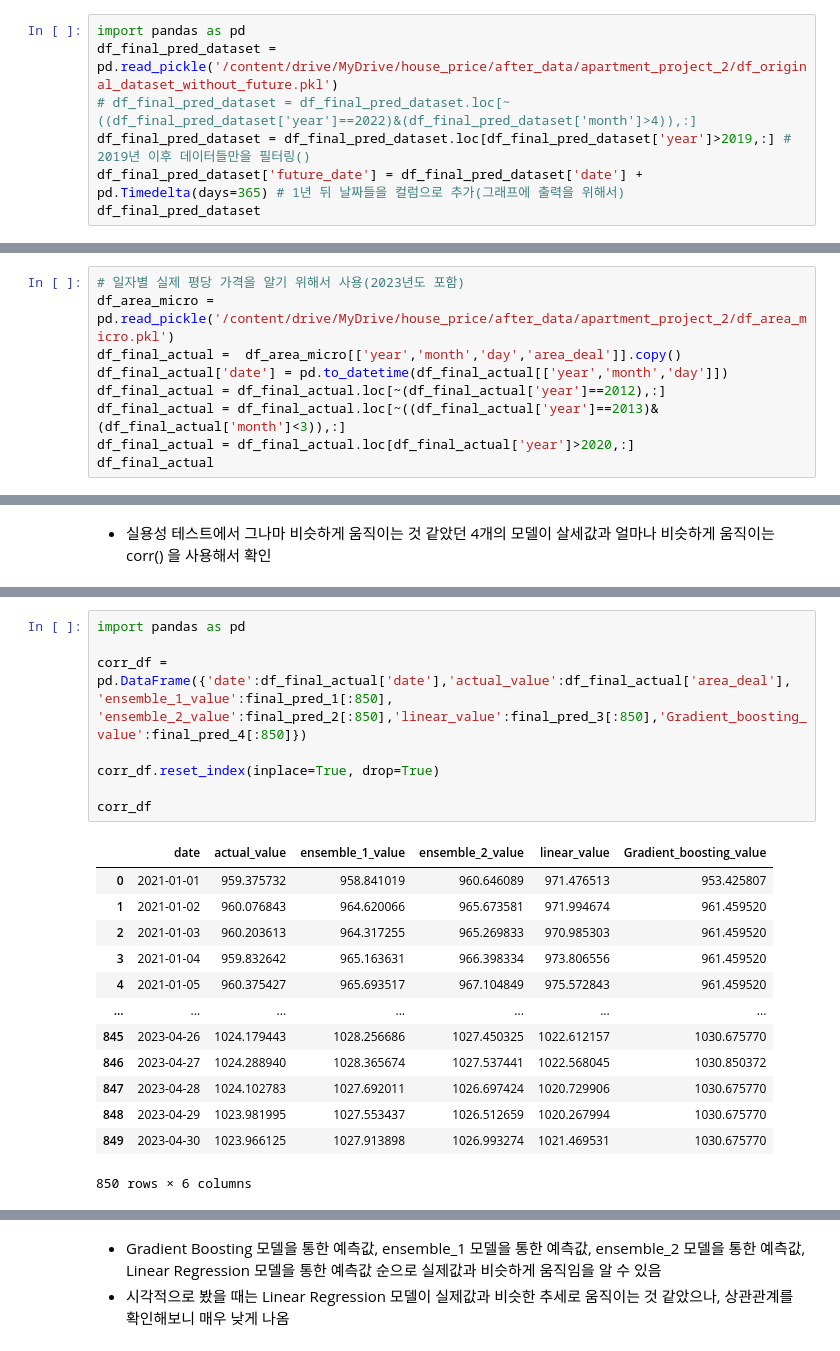
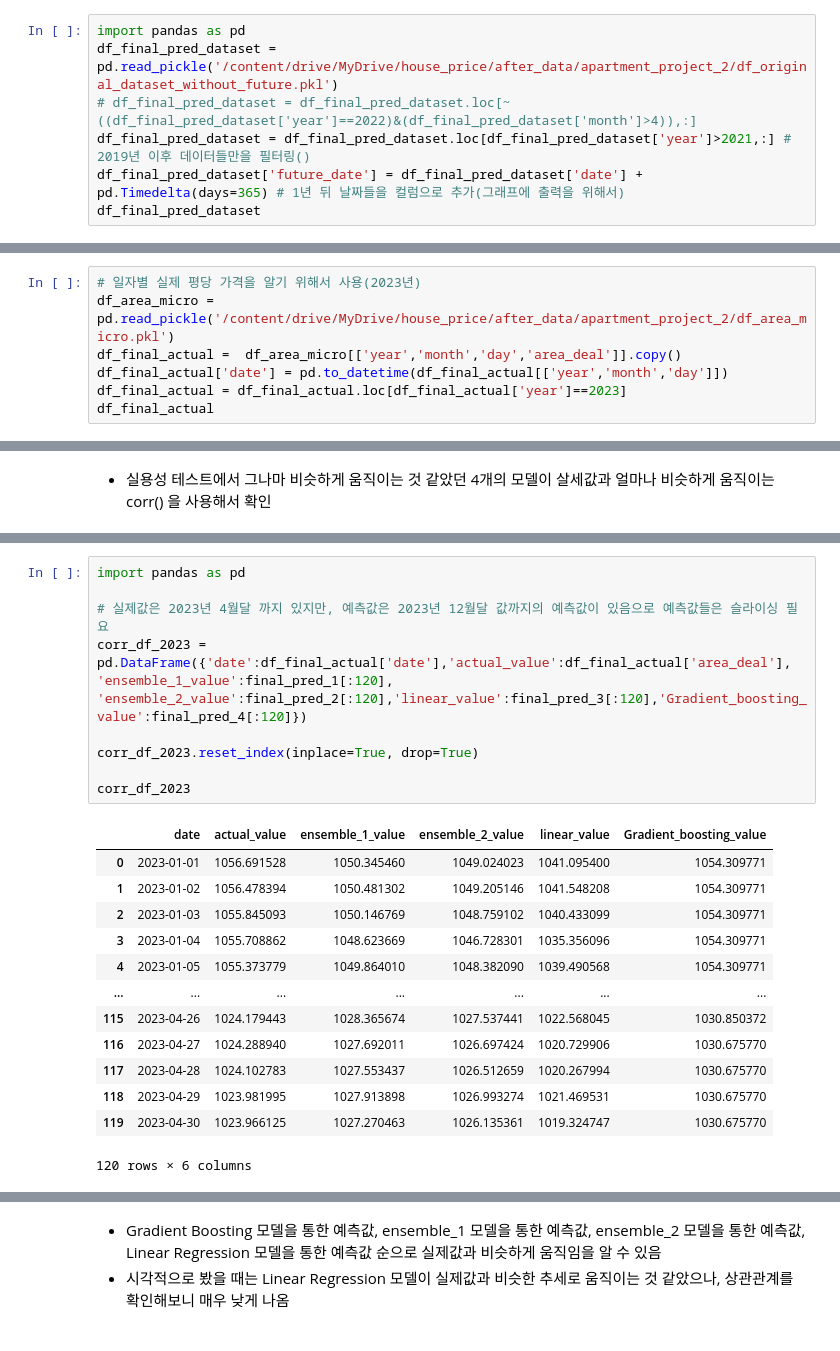
Before and after one commit to Ryong1998/house_price, a Jupyter notebook: apartment_project_2.ipynb, the cells around one changed output, grey strips where cells are left out. Saved outputs shown, nothing was run; the diff lists cells and outputs as text.

```diff
--- a/apartment_project_2.ipynb
+++ b/apartment_project_2.ipynb
@@ -2092,7 +2278,7 @@ Root Mean Squared Error: 0.8239300241628716
 import pandas as pd
 df_final_pred_dataset = pd.read_pickle('/content/drive/MyDrive/house_price/after_data/apartment_project_2/df_original_dataset_without_future.pkl')
 # df_final_pred_dataset = df_final_pred_dataset.loc[~((df_final_pred_dataset['year']==2022)&(df_final_pred_dataset['month']>4)),:]
-df_final_pred_dataset = df_final_pred_dataset.loc[df_final_pred_dataset['year']>2019,:] # 2019년 이후 데이터들만을 필터링()
+df_final_pred_dataset = df_final_pred_dataset.loc[df_final_pred_dataset['year']>2021,:] # 2019년 이후 데이터들만을 필터링()
 df_final_pred_dataset['future_date'] = df_final_pred_dataset['date'] + pd.Timedelta(days=365) # 1년 뒤 날짜들을 컬럼으로 추가(그래프에 출력을 위해서)
 df_final_pred_dataset
 # %% [output]
@@ -2112,11 +2298,9 @@ df_final_pred_dataset
 # %%
-# 일자별 실제 평당 가격을 알기 위해서 사용(2023년도 포함)
+# 일자별 실제 평당 가격을 알기 위해서 사용(2023년)
 df_area_micro = pd.read_pickle('/content/drive/MyDrive/house_price/after_data/apartment_project_2/df_area_micro.pkl')
 df_final_actual =  df_area_micro[['year','month','day','area_deal']].copy()
 df_final_actual['date'] = pd.to_datetime(df_final_actual[['year','month','day']])
-df_final_actual = df_final_actual.loc[~(df_final_actual['year']==2012),:]
-df_final_actual = df_final_actual.loc[~((df_final_actual['year']==2013)&(df_final_actual['month']<3)),:]
-df_final_actual = df_final_actual.loc[df_final_actual['year']>2020,:]
+df_final_actual = df_final_actual.loc[df_final_actual['year']==2023]
 df_final_actual
 # %% [output]
 |  | year | month | day | area_deal | date |
@@ -2617,22 +2819,23 @@ fig.show()
 # %%
 import pandas as pd
 
-corr_df = pd.DataFrame({'date':df_final_actual['date'],'actual_value':df_final_actual['area_deal'], 'ensemble_1_value':final_pred_1[:850], 'ensemble_2_value':final_pred_2[:850],'linear_value':final_pred_3[:850],'Gradient_boosting_value':final_pred_4[:850]})
+# 실제값은 2023년 4월달 까지 있지만, 예측값은 2023년 12월달 값까지의 예측값이 있음으로 예측값들은 슬라이싱 필요
+corr_df_2023 = pd.DataFrame({'date':df_final_actual['date'],'actual_value':df_final_actual['area_deal'], 'ensemble_1_value':final_pred_1[:120], 'ensemble_2_value':final_pred_2[:120],'linear_value':final_pred_3[:120],'Gradient_boosting_value':final_pred_4[:120]})
 
-corr_df.reset_index(inplace=True, drop=True)
+corr_df_2023.reset_index(inplace=True, drop=True)
 
-corr_df
+corr_df_2023
 # %% [output]
 |  | date | actual_value | ensemble_1_value | ensemble_2_value | linear_value | Gradient_boosting_value |
-| 0 | 2021-01-01 | 959.375732 | 958.841019 | 960.646089 | 971.476513 | 953.425807 |
-| 1 | 2021-01-02 | 960.076843 | 964.620066 | 965.673581 | 971.994674 | 961.459520 |
-| 2 | 2021-01-03 | 960.203613 | 964.317255 | 965.269833 | 970.985303 | 961.459520 |
-| 3 | 2021-01-04 | 959.832642 | 965.163631 | 966.398334 | 973.806556 | 961.459520 |
-| 4 | 2021-01-05 | 960.375427 | 965.693517 | 967.104849 | 975.572843 | 961.459520 |
+| 0 | 2023-01-01 | 1056.691528 | 1050.345460 | 1049.024023 | 1041.095400 | 1054.309771 |
+| 1 | 2023-01-02 | 1056.478394 | 1050.481302 | 1049.205146 | 1041.548208 | 1054.309771 |
+| 2 | 2023-01-03 | 1055.845093 | 1050.146769 | 1048.759102 | 1040.433099 | 1054.309771 |
+| 3 | 2023-01-04 | 1055.708862 | 1048.623669 | 1046.728301 | 1035.356096 | 1054.309771 |
+| 4 | 2023-01-05 | 1055.373779 | 1049.864010 | 1048.382090 | 1039.490568 | 1054.309771 |
 | ... | ... | ... | ... | ... | ... | ... |
-| 845 | 2023-04-26 | 1024.179443 | 1028.256686 | 1027.450325 | 1022.612157 | 1030.675770 |
-| 846 | 2023-04-27 | 1024.288940 | 1028.365674 | 1027.537441 | 1022.568045 | 1030.850372 |
-| 847 | 2023-04-28 | 1024.102783 | 1027.692011 | 1026.697424 | 1020.729906 | 1030.675770 |
-| 848 | 2023-04-29 | 1023.981995 | 1027.553437 | 1026.512659 | 1020.267994 | 1030.675770 |
-| 849 | 2023-04-30 | 1023.966125 | 1027.913898 | 1026.993274 | 1021.469531 | 1030.675770 |
+| 115 | 2023-04-26 | 1024.179443 | 1028.365674 | 1027.537441 | 1022.568045 | 1030.850372 |
+| 116 | 2023-04-27 | 1024.288940 | 1027.692011 | 1026.697424 | 1020.729906 | 1030.675770 |
+| 117 | 2023-04-28 | 1024.102783 | 1027.553437 | 1026.512659 | 1020.267994 | 1030.675770 |
+| 118 | 2023-04-29 | 1023.981995 | 1027.913898 | 1026.993274 | 1021.469531 | 1030.675770 |
+| 119 | 2023-04-30 | 1023.966125 | 1027.270463 | 1026.135361 | 1019.324747 | 1030.675770 |
-850 rows × 6 columns
+120 rows × 6 columns
```
Also changed, not shown: parts of 28 cells of this notebook.
